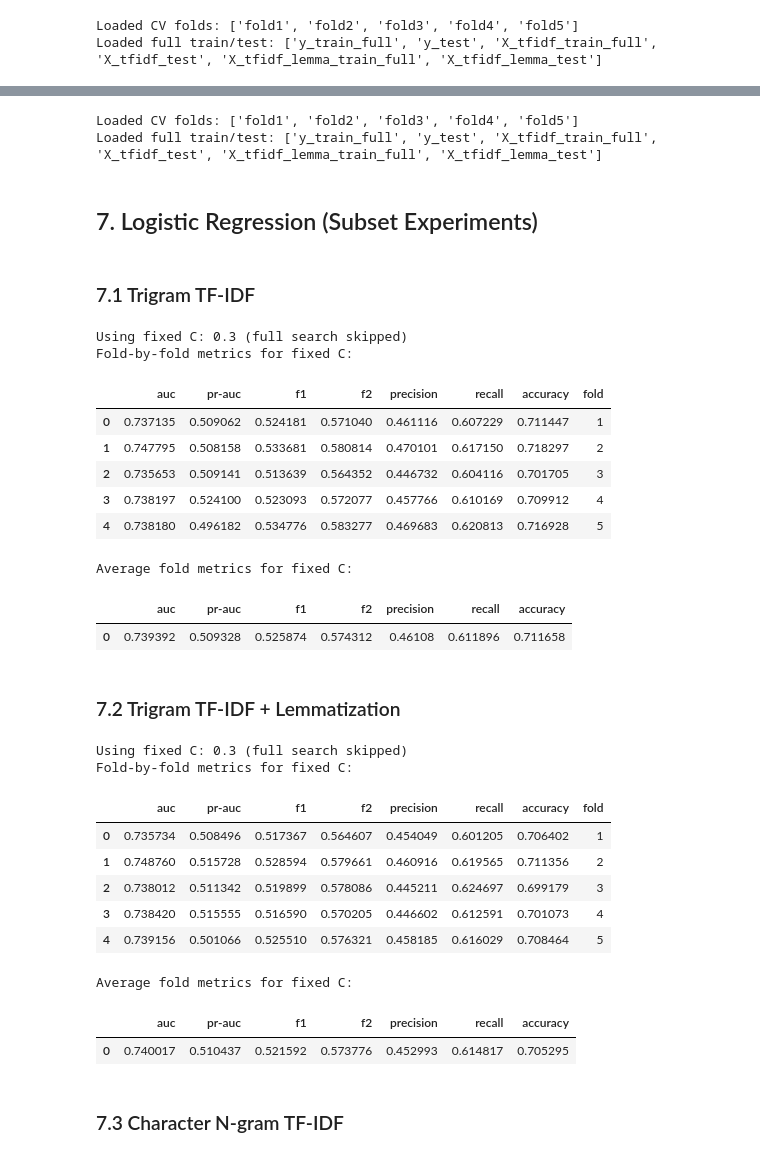
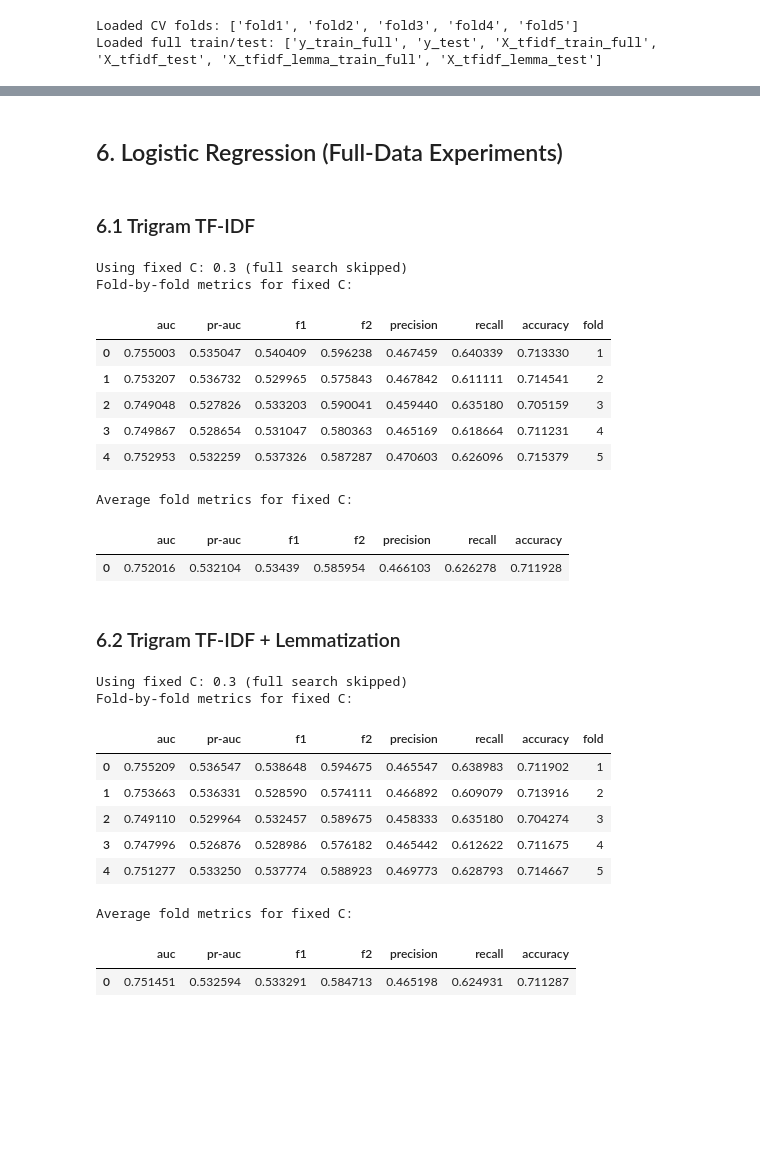
Before and after one commit to lzrcode-816/3244-Group-17-IMDB-Spoiler-Detection, a Jupyter notebook: Group17_ProjectDeSpoiler_Preprocessing.ipynb, the cells around one changed output, grey strips where cells are left out. Saved outputs shown, nothing was run; the diff lists cells and outputs as text; code cells hidden in the pictures; blank space fills up the shorter version.

```diff
--- a/Group17_ProjectDeSpoiler_Preprocessing.ipynb
+++ b/Group17_ProjectDeSpoiler_Preprocessing.ipynb
@@ -1974,48 +1628,5 @@ Run the next cell to load the saved train, validation, and test artifacts from d
-# %%
-# Load CV artifacts into memory for downstream model training
-ARTIFACT_DIR = Path("artifact_char")
-ARTIFACT_DIR.mkdir(parents=True, exist_ok=True)
-
-N_SPLITS = N_SPLITS_SUB
-
-def load_cv_fold(fold_idx):
-    fold_tag = f"fold{fold_idx}"
-    artifacts = {}
-    artifacts["y_train"] = np.load(ARTIFACT_DIR / f"labels_train_{fold_tag}.npy")
-    artifacts["y_val"] = np.load(ARTIFACT_DIR / f"labels_val_{fold_tag}.npy")
-    artifacts["X_tfidf_train"] = sparse.load_npz(ARTIFACT_DIR / f"X_tfidf_train_{fold_tag}.npz")
-    artifacts["X_tfidf_val"] = sparse.load_npz(ARTIFACT_DIR / f"X_tfidf_val_{fold_tag}.npz")
-    # artifacts["tfidf_word_vectorizer"] = joblib.load(ARTIFACT_DIR / f"tfidf_word_vectorizer_{fold_tag}.joblib")
-    # artifacts["tfidf_char_vectorizer"] = joblib.load(ARTIFACT_DIR / f"tfidf_char_vectorizer_{fold_tag}.joblib")
-    artifacts["X_tfidf_lemma_train"] = sparse.load_npz(ARTIFACT_DIR / f"X_tfidf_lemma_train_{fold_tag}.npz")
-    artifacts["X_tfidf_lemma_val"] = sparse.load_npz(ARTIFACT_DIR / f"X_tfidf_lemma_val_{fold_tag}.npz")
-    # artifacts["tfidf_lemma_word_vectorizer"] = joblib.load(ARTIFACT_DIR / f"tfidf_lemma_word_vectorizer_{fold_tag}.joblib")
-    # artifacts["tfidf_lemma_char_vectorizer"] = joblib.load(ARTIFACT_DIR / f"tfidf_lemma_char_vectorizer_{fold_tag}.joblib")
-    return artifacts
-
-def load_full_train_test():
-    artifacts = {}
-    artifacts["y_train_full"] = np.load(ARTIFACT_DIR / "labels_train_full.npy")
-    artifacts["y_test"] = np.load(ARTIFACT_DIR / "labels_test.npy")
-    artifacts["X_tfidf_train_full"] = sparse.load_npz(ARTIFACT_DIR / "X_tfidf_train_full.npz")
-    artifacts["X_tfidf_test"] = sparse.load_npz(ARTIFACT_DIR / "X_tfidf_test.npz")
-    # artifacts["tfidf_word_vectorizer_full"] = joblib.load(ARTIFACT_DIR / "tfidf_word_vectorizer_full.joblib")
-    # artifacts["tfidf_char_vectorizer_full"] = joblib.load(ARTIFACT_DIR / "tfidf_char_vectorizer_full.joblib")
-    artifacts["X_tfidf_lemma_train_full"] = sparse.load_npz(ARTIFACT_DIR / "X_tfidf_lemma_train_full.npz")
-    artifacts["X_tfidf_lemma_test"] = sparse.load_npz(ARTIFACT_DIR / "X_tfidf_lemma_test.npz")
-    # artifacts["tfidf_lemma_word_vectorizer_full"] = joblib.load(ARTIFACT_DIR / "tfidf_lemma_word_vectorizer_full.joblib")
-    # artifacts["tfidf_lemma_char_vectorizer_full"] = joblib.load(ARTIFACT_DIR / "tfidf_lemma_char_vectorizer_full.joblib")
-    return artifacts
-
-cv_folds = {f"fold{i}": load_cv_fold(i) for i in range(1, N_SPLITS + 1)}
-full_train_test = load_full_train_test()
-print("Loaded CV folds:", list(cv_folds.keys()))
-print("Loaded full train/test:", list(full_train_test.keys()))
-# %% [output]
-Loaded CV folds: ['fold1', 'fold2', 'fold3', 'fold4', 'fold5']
-Loaded full train/test: ['y_train_full', 'y_test', 'X_tfidf_train_full', 'X_tfidf_test', 'X_tfidf_lemma_train_full', 'X_tfidf_lemma_test']
 # %% [markdown]
-## 7. Logistic Regression (Subset Experiments)
+## 6. Logistic Regression (Full-Data Experiments)
 # %%
 SCORING_METRIC = "roc_auc"
 N_SPLITS = 5
@@ -2054,12 +1665,12 @@ DT_BERT_FIXED_PARAMS = {'max_depth': 15, 'min_samples_split': 10, 'min_samples_l
 RF_TF_IDF_FIXED_PARAMS = {'n_estimators': 100, 'max_depth': 20, 'min_samples_split': 5, 'min_samples_leaf': 2}
 RF_TF_IDF_LEMMA_FIXED_PARAMS = {'n_estimators': 100, 'max_depth': 20, 'min_samples_split': 5, 'min_samples_leaf': 2}
 # %% [markdown]
-### 7.1 Trigram TF-IDF
+### 6.1 Trigram TF-IDF
 # %%
 from sklearn.linear_model import LogisticRegression
 
 ARTIFACT_DIR = Path("artifact_trigram")
-N_SPLITS = N_SPLITS_SUB
+N_SPLITS = len(cv_splits)
 
 def load_cv_fold_exp(fold_idx, artifact_dir=ARTIFACT_DIR):
     fold_tag = f"fold{fold_idx}"
@@ -2179,48 +1790,48 @@ else:
     print("CV summary across C values (ranked by mean AUC):")
     display(cv_results.rename(columns={"mean_average_precision": "mean_pr-auc"}))
 
     best_c = float(cv_results.loc[0, "C"])
     print(f"\nBest C by CV mean AUC: {best_c}")
     print("Fold-by-fold metrics for best C:")
     display(cv_fold_details_by_c[best_c].rename(columns={"average_precision": "pr-auc"}))
     best_cv_summary = cv_fold_details_by_c[best_c][["auc", "average_precision", "f1", "f2", "precision", "recall", "accuracy"]].mean().to_frame().T
     print("Average fold metrics for best C:")
     display(best_cv_summary.rename(columns={"average_precision": "pr-auc"}))
 
 artifacts = load_full_train_test_exp()
 X_train_full = artifacts["X_tfidf_train_full"]
 y_train_full = artifacts["y_train_full"]
 
 final_model = LogisticRegression(
     C=best_c,
     solver="saga",
     max_iter=LR_MAX_ITER,
     random_state=RANDOM_STATE,
     class_weight=CLASS_WEIGHT,
 )
 final_model.fit(X_train_full, y_train_full)
 
 logreg_tfidf_trigram_best_c = best_c
 logreg_tfidf_trigram_model = final_model
 # %% [output]
 Using fixed C: 0.3 (full search skipped)
 Fold-by-fold metrics for fixed C:
 |  | auc | pr-auc | f1 | f2 | precision | recall | accuracy | fold |
-| 0 | 0.737135 | 0.509062 | 0.524181 | 0.571040 | 0.461116 | 0.607229 | 0.711447 | 1 |
-| 1 | 0.747795 | 0.508158 | 0.533681 | 0.580814 | 0.470101 | 0.617150 | 0.718297 | 2 |
-| 2 | 0.735653 | 0.509141 | 0.513639 | 0.564352 | 0.446732 | 0.604116 | 0.701705 | 3 |
-| 3 | 0.738197 | 0.524100 | 0.523093 | 0.572077 | 0.457766 | 0.610169 | 0.709912 | 4 |
-| 4 | 0.738180 | 0.496182 | 0.534776 | 0.583277 | 0.469683 | 0.620813 | 0.716928 | 5 |
+| 0 | 0.755003 | 0.535047 | 0.540409 | 0.596238 | 0.467459 | 0.640339 | 0.713330 | 1 |
+| 1 | 0.753207 | 0.536732 | 0.529965 | 0.575843 | 0.467842 | 0.611111 | 0.714541 | 2 |
+| 2 | 0.749048 | 0.527826 | 0.533203 | 0.590041 | 0.459440 | 0.635180 | 0.705159 | 3 |
+| 3 | 0.749867 | 0.528654 | 0.531047 | 0.580363 | 0.465169 | 0.618664 | 0.711231 | 4 |
+| 4 | 0.752953 | 0.532259 | 0.537326 | 0.587287 | 0.470603 | 0.626096 | 0.715379 | 5 |
 Average fold metrics for fixed C:
 |  | auc | pr-auc | f1 | f2 | precision | recall | accuracy |
-| 0 | 0.739392 | 0.509328 | 0.525874 | 0.574312 | 0.46108 | 0.611896 | 0.711658 |
+| 0 | 0.752016 | 0.532104 | 0.53439 | 0.585954 | 0.466103 | 0.626278 | 0.711928 |
 # %% [markdown]
-### 7.2 Trigram TF-IDF + Lemmatization
+### 6.2 Trigram TF-IDF + Lemmatization
 # %%
 from sklearn.linear_model import LogisticRegression
 
 ARTIFACT_DIR = Path("artifact_trigram")
-N_SPLITS = N_SPLITS_SUB
+N_SPLITS = len(cv_splits)
 
 def load_cv_fold_exp(fold_idx, artifact_dir=ARTIFACT_DIR):
     fold_tag = f"fold{fold_idx}"
@@ -2367,13 +1978,11 @@ logreg_tfidf_lemma_trigram_model = final_model_lemma
 Using fixed C: 0.3 (full search skipped)
 Fold-by-fold metrics for fixed C:
 |  | auc | pr-auc | f1 | f2 | precision | recall | accuracy | fold |
-| 0 | 0.735734 | 0.508496 | 0.517367 | 0.564607 | 0.454049 | 0.601205 | 0.706402 | 1 |
-| 1 | 0.748760 | 0.515728 | 0.528594 | 0.579661 | 0.460916 | 0.619565 | 0.711356 | 2 |
-| 2 | 0.738012 | 0.511342 | 0.519899 | 0.578086 | 0.445211 | 0.624697 | 0.699179 | 3 |
-| 3 | 0.738420 | 0.515555 | 0.516590 | 0.570205 | 0.446602 | 0.612591 | 0.701073 | 4 |
-| 4 | 0.739156 | 0.501066 | 0.525510 | 0.576321 | 0.458185 | 0.616029 | 0.708464 | 5 |
+| 0 | 0.755209 | 0.536547 | 0.538648 | 0.594675 | 0.465547 | 0.638983 | 0.711902 | 1 |
+| 1 | 0.753663 | 0.536331 | 0.528590 | 0.574111 | 0.466892 | 0.609079 | 0.713916 | 2 |
+| 2 | 0.749110 | 0.529964 | 0.532457 | 0.589675 | 0.458333 | 0.635180 | 0.704274 | 3 |
+| 3 | 0.747996 | 0.526876 | 0.528986 | 0.576182 | 0.465442 | 0.612622 | 0.711675 | 4 |
+| 4 | 0.751277 | 0.533250 | 0.537774 | 0.588923 | 0.469773 | 0.628793 | 0.714667 | 5 |
 Average fold metrics for fixed C:
 |  | auc | pr-auc | f1 | f2 | precision | recall | accuracy |
-| 0 | 0.740017 | 0.510437 | 0.521592 | 0.573776 | 0.452993 | 0.614817 | 0.705295 |
+| 0 | 0.751451 | 0.532594 | 0.533291 | 0.584713 | 0.465198 | 0.624931 | 0.711287 |
-# %% [markdown]
-### 7.3 Character N-gram TF-IDF
```
Also changed, not shown: parts of 17 cells of this notebook.
